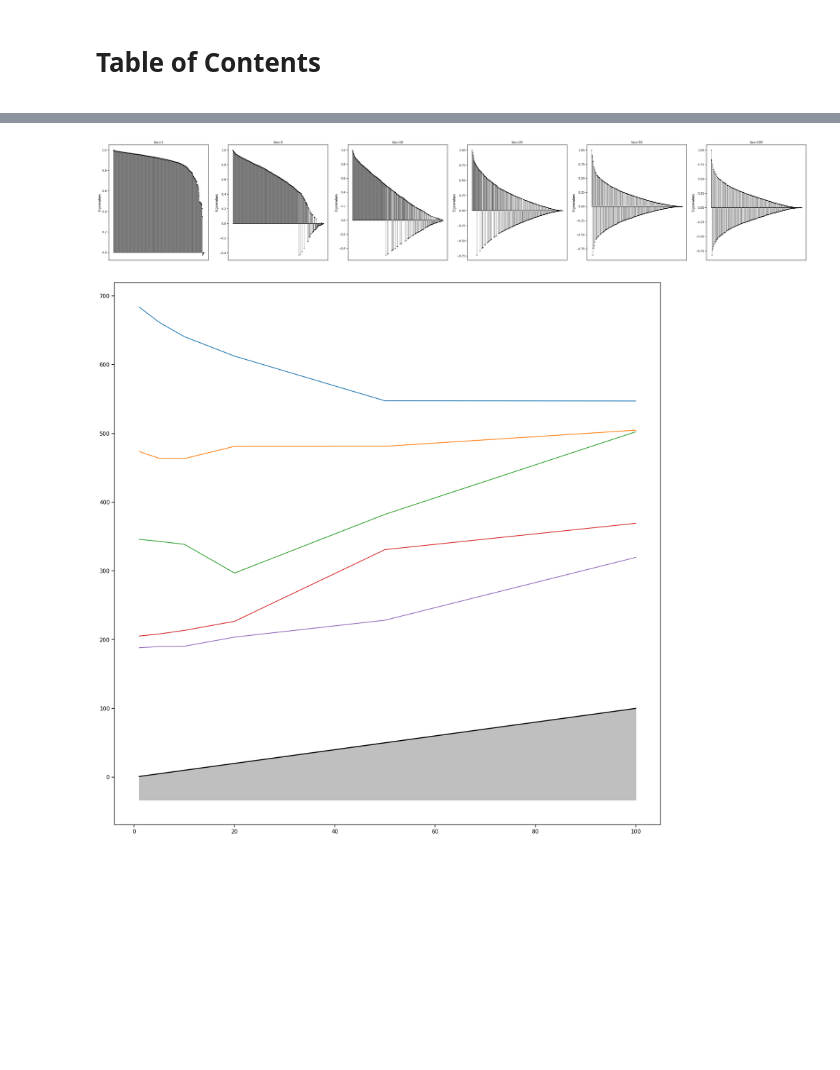
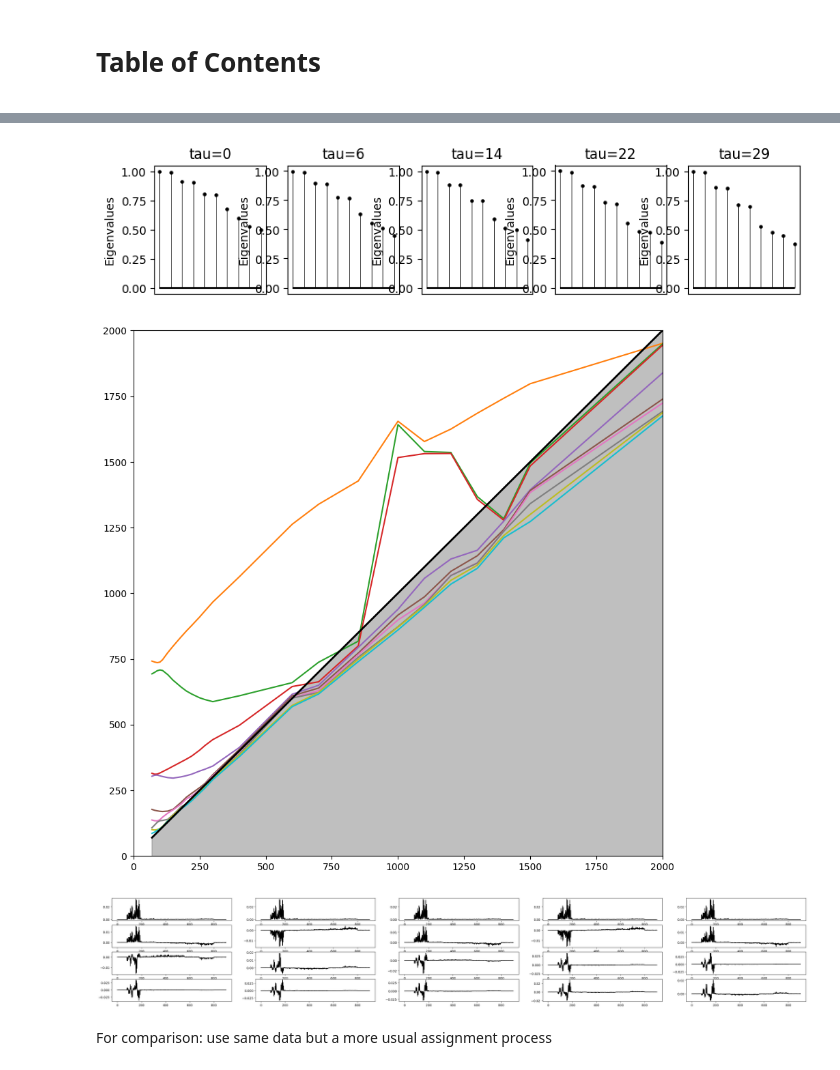
Before and after one commit to bkellerlab/molecularRotationalGrids, a Jupyter notebook: jupyter/learning_deeptime.ipynb, the cells around one changed output, grey strips where cells are left out. Cells and saved outputs as stored; diff of their text form; code cells hidden in the pictures; blank space fills up the shorter version.

```diff
--- a/jupyter/learning_deeptime.ipynb
+++ b/jupyter/learning_deeptime.ipynb
@@ -106,4 +103,5 @@ plt.show()
 # %%
+display_taus = [0, 6, 14, 22, len(taus)]
 def plot_eigenvalues(eigenvals, ax):
     xs = np.linspace(0, 1, num=len(eigenvals))
     ax.scatter(xs, eigenvals, s=5, c="black")
@@ -116,10 +114,10 @@ def plot_eigenvalues(eigenvals, ax):
 fig, ax = plt.subplots(1, len(display_taus),figsize=(10, 10/len(display_taus)))
 for i, dt in enumerate(display_taus):
     plot_eigenvalues(msms[i].eigenvalues(), ax[i])
-    ax[i].set_title(f"tau={dt}")
+    ax[i].set_title(f"tau={taus[dt]}")
 plt.show()
 # %% [output]
-[figure, old version]
+[figure, new version]
 # %%
 from deeptime.plots import plot_implied_timescales
 from deeptime.util.validation import ImpliedTimescales
@@ -128,23 +126,23 @@ from deeptime.util.validation import ImpliedTimescales
 
 fig, ax = plt.subplots(1, 1, figsize=(10, 10))
 
-its = ImpliedTimescales(lagtimes=taus, its=[msm.timescales(k=5) for msm in msms])
+its = ImpliedTimescales(lagtimes=taus, its=[msm.timescales(k=10) for msm in msms])
 plot_implied_timescales(data=its, ax=ax)
+ax.set_ylim(0, 2000)
+ax.set_xlim(0, 2000)
 plt.show()
 # %% [output]
-[figure, old version]
+[figure, new version]
-# %%
-def plot_one_eigenvector_flat(eigenvector):
-    eigenvals, eigenvecs = self.transition_obj.get_eigenval_eigenvec()
-
-    # shape: (number_taus, number_cells, num_eigenvectors)
-    eigenvecs = eigenvecs[index_tau]  # values for the first tau
-    sns.lineplot(eigenvecs.T[eigenvec_index], ax=self.ax)
-    self.ax.set_title(f"Eigenv. {eigenvec_index}")
-
-
-fig, ax = plt.subplots(1, len(display_taus),figsize=(10, 10/len(display_taus)))
-for i, dt in enumerate(display_taus):
-    plot_eigenvalues(msms[i].eigenvalues(), ax[i])
-    ax[i].set_title(f"tau={dt}")
-plt.show()
+# %%
+num_eigenv = 4
+fig, ax = plt.subplots(num_eigenv, len(display_taus),figsize=(10*num_eigenv, 30/len(display_taus)))
+
+for i, dt in enumerate(display_taus):
+    all_left = msms[i].eigenvectors_left(num_eigenv)
+    for j in range(num_eigenv):
+        sns.lineplot(all_left[j], ax=ax[j][i], color="black")
+plt.show()
+# %% [output]
+[figure, added]
+# %% [markdown]
+For comparison: use same data but a more usual assignment process
```
Also changed, not shown: parts of 11 cells of this notebook, 1 other file.
